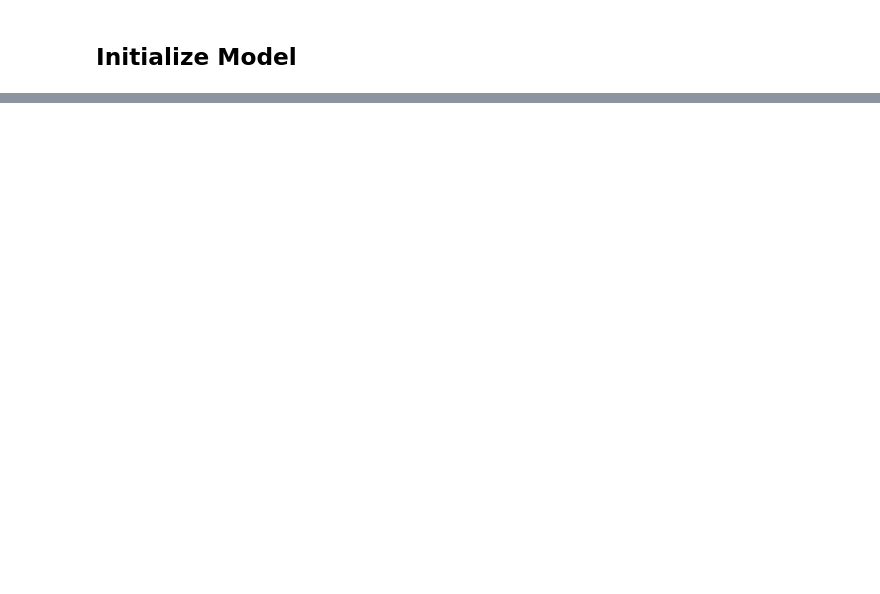
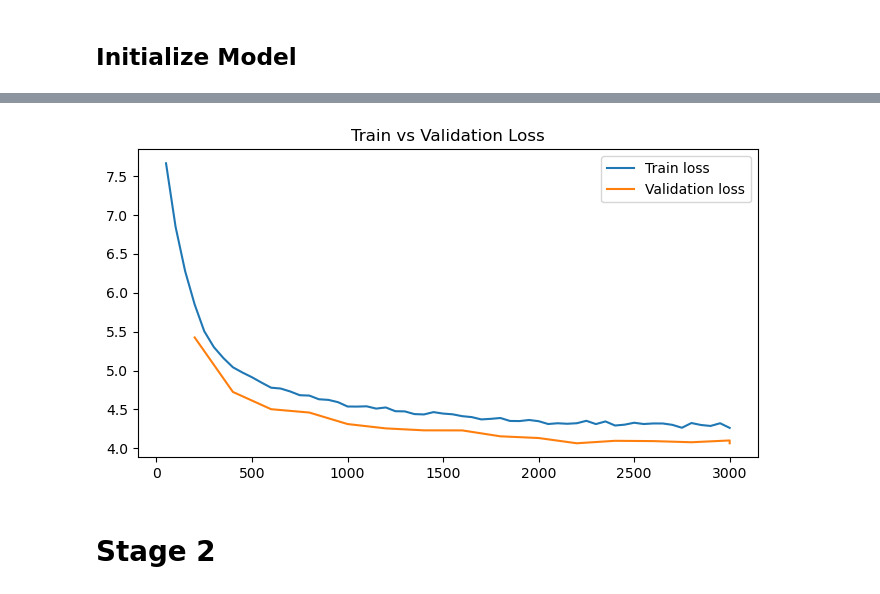
Before and after one commit to bmb0136/COMP-6970-GenAI-FM, a Jupyter notebook: a2/a2.ipynb, the cells around one changed output, grey strips where cells are left out. Drawn from its saved outputs; the diff is of its cells as text; code cells hidden in the pictures; blank space fills up the shorter version.

Commit message:
a2: impl training

```diff
--- a/a2/a2.ipynb
+++ b/a2/a2.ipynb
@@ -81,6 +93,7 @@ config = GPT2Config(
     bos_token_id=tokenizer.bos_id(),
     eos_token_id=tokenizer.eos_id(),
     pad_token_id=tokenizer.pad_id(),
+    unk_token_id=tokenizer.unk_id(),
 )
 model = AutoModelForCausalLM.from_config(config)
 model.to(device)
@@ -107,0 +191,17 @@ GPT2LMHeadModel(
+# %%
+print(f"Training loss: {train_results.training_loss}")
+print(f"Validation loss: {train_metrics["eval_loss"]}")
+print(f"Validation perplexity: {math.exp(train_metrics["eval_loss"])}")
+
+train_steps = [x["step"] for x in logs if "loss" in x and "learning_rate" in x]
+train_loss  = [x["loss"] for x in logs if "loss" in x and "learning_rate" in x]
+eval_steps  = [x["step"] for x in logs if "eval_loss" in x]
+eval_loss   = [x["eval_loss"] for x in logs if "eval_loss" in x]
+
+plt.figure(figsize=(8, 4))
+plt.plot(train_steps, train_loss, label="Train loss")
+plt.plot(eval_steps, eval_loss, label="Validation loss")
+plt.title("Train vs Validation Loss")
+plt.legend()
+plt.show()
+# %% [output]
@@ -107,0 +211,3 @@ GPT2LMHeadModel(
+[figure, added]
+# %% [markdown]
+# Stage 2
```
Also changed, not shown: parts of 6 cells of this notebook, 2 other files.
